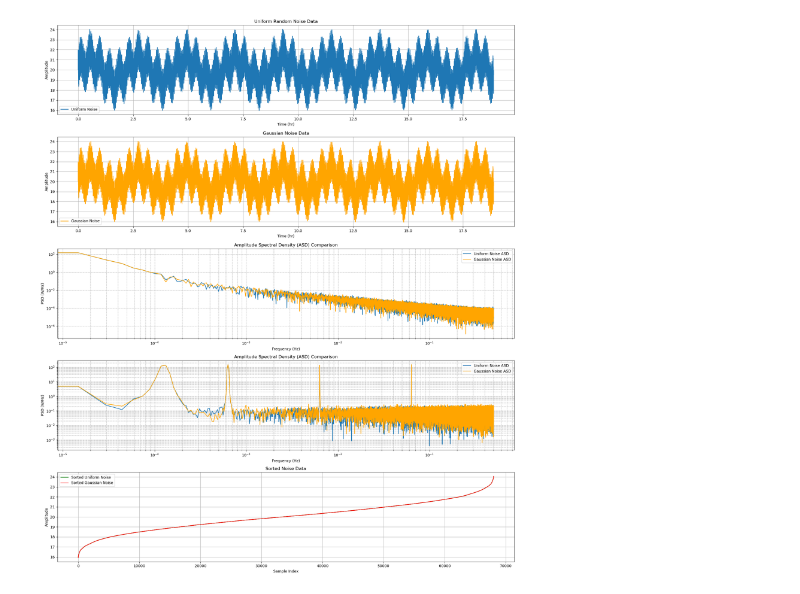
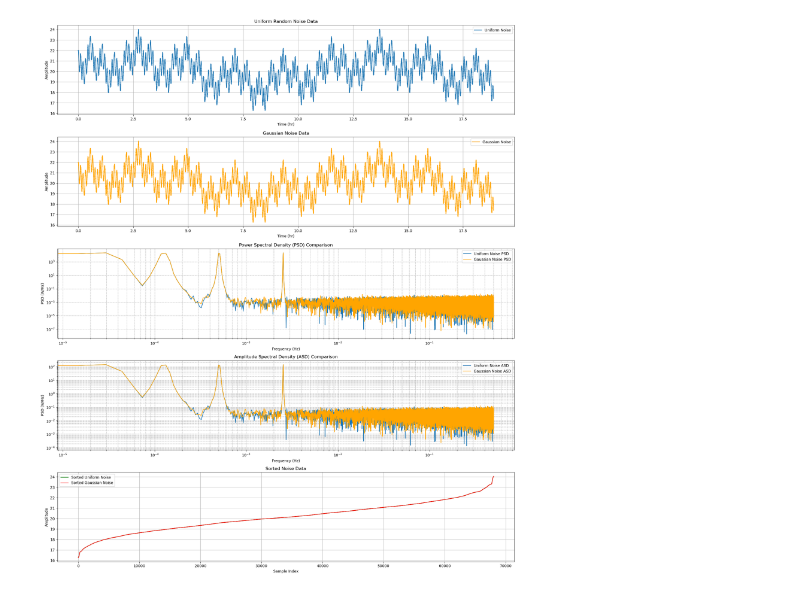
Before and after one commit to raidurgesh/StochasticNoiseFloor, a Jupyter notebook: ASD_Calculator_V5.ipynb, the cells around one changed output. Drawn from its saved outputs; the diff is of its cells as text; code cells hidden in the pictures.

```diff
--- a/ASD_Calculator_V5.ipynb
+++ b/ASD_Calculator_V5.ipynb
@@ -8,15 +8,15 @@ Time = 68000
 Ntime = Time + 1
 Nseg=68000
 fs=1
-NoiseFactor=1
+NoiseFactor=0.4
 SinCosfactor=1
-piFactor=4
+piFactor=20
 # Generate random noise data (Uniform distribution)
 time_s = np.linspace(0, Ntime, num=Ntime, endpoint=False)
 array = np.random.rand(Ntime)
 rand_p1K = NoiseFactor * 0.1 * (array * 2. - 1.)
 sn= SinCosfactor *np.sin(time_s/(100*piFactor*np.pi)) + SinCosfactor * np.sin(time_s/(20*piFactor*np.pi))
-cn= SinCosfactor * np.cos(time_s/(2*piFactor*np.pi)) + SinCosfactor * np.cos(time_s/(0.2*piFactor*np.pi))
+cn= SinCosfactor * np.cos(time_s/(5*piFactor*np.pi)) + SinCosfactor * np.cos(time_s/(1*piFactor*np.pi))
 data_p1K = 20. + rand_p1K + sn + cn
 # Generate Gaussian (Normal) noise data
 mean = 0
@@ -63,34 +63,32 @@ plt.legend()
 plt.subplot(5, 1, 3)
 plt.loglog(frequencies, psd_uniform, label='Uniform Noise PSD')
 plt.loglog(frequencies, psd_gaussian, label='Gaussian Noise PSD', color='orange')
-plt.plot(frequencies[peaks_psd_uniform], psd_uniform[peaks_psd_uniform], 'rx', label='Uniform PSD Peaks')
-plt.plot(frequencies[peaks_psd_gaussian], psd_gaussian[peaks_psd_gaussian], 'bx', label='Gaussian PSD Peaks')
 plt.title('Power Spectral Density (PSD) Comparison')
 plt.xlabel('Frequency (Hz)')
 plt.ylabel('PSD (W/Hz)')
 plt.grid(True, which='both', ls='--')
 plt.legend()
 # Plot the ASD comparison
 plt.subplot(5, 1, 4)
 plt.loglog(frequencies, asd_uniform, label='Uniform Noise ASD')
 plt.loglog(frequencies, asd_gaussian, label='Gaussian Noise ASD', color='orange')
 # plt.plot(frequencies[peaks_asd_uniform], asd_uniform[peaks_asd_uniform], 'rx', label='Uniform ASD Peaks')
 # plt.plot(frequencies[peaks_asd_gaussian], asd_gaussian[peaks_asd_gaussian], 'bx', label='Gaussian ASD Peaks')
 plt.title('Amplitude Spectral Density (ASD) Comparison')
 plt.xlabel('Frequency (Hz)')
 plt.ylabel('PSD (W/Hz)')
 plt.grid(True, which='both', ls='--')
 plt.legend()
 # Plot the sorted noise data for comparison
 plt.subplot(5, 1, 5)
 plt.plot(SHp1K, label='Sorted Uniform Noise', color='green')
 plt.plot(SH_Ndata_p1K, label='Sorted Gaussian Noise', color='red')
 plt.title('Sorted Noise Data')
 plt.xlabel('Sample Index')
 plt.ylabel('Amplitude')
 plt.grid(True)
 plt.legend()
 plt.tight_layout()
 plt.show()
 # %% [output]
-[figure, old version]
+[figure, new version]
```
Also changed, not shown: parts of 1 cell of this notebook.
